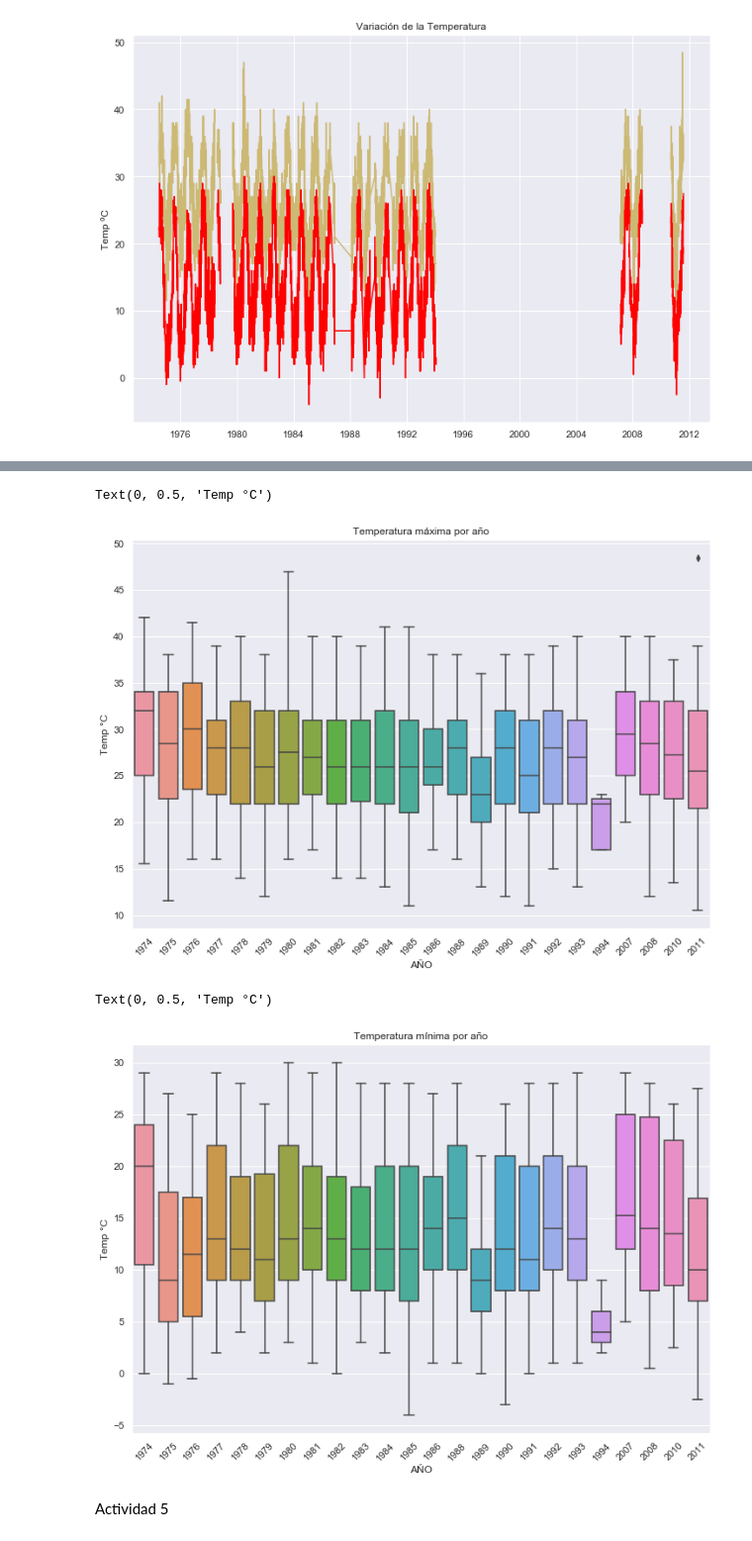
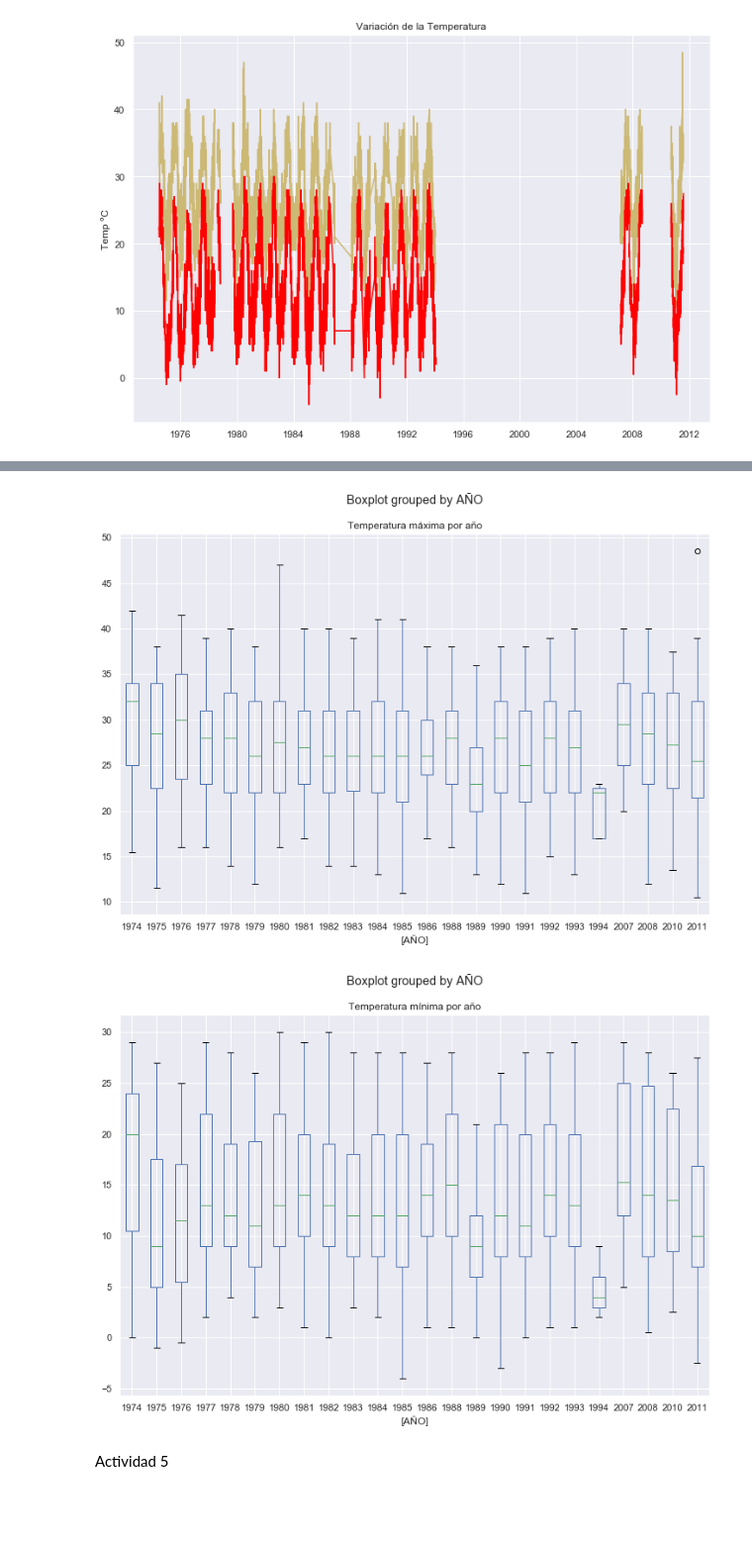
Before and after one commit to FidelNavarro/computacional, a Jupyter notebook: Actividad5/Actividad5.ipynb, the cells around one changed output, grey strips where cells are left out. Shown at 99% size. Saved outputs shown, nothing was run; the diff lists cells and outputs as text; code cells hidden in the pictures; blank space fills up the shorter version.

```diff
--- a/Actividad5/Actividad5.ipynb
+++ b/Actividad5/Actividad5.ipynb
@@ -554,5 +561,13 @@ Text(0, 0.5, 'Temp °C')
 # %%
-ax = sns.boxplot(x="MES", y="TMIN", data=df)
+#ax = sns.boxplot(x="MES", y="TMIN", data=df)
+#plt.title("Temperatura mínima por mes")
+#plt.ylabel ("Temp °C")
+
+df4=pd.DataFrame({"MES" : df.MES, "TMIN" : df.TMIN})
+df4.boxplot(by="MES")
+ax.set_xticks(range(10))
+ax.set_xticklabels(range(10))
 plt.title("Temperatura mínima por mes")
 plt.ylabel ("Temp °C")
+plt.show()
 # %% [output]
@@ -561,16 +575,28 @@ Text(0, 0.5, 'Temp °C')
 # %%
-ax = sns.boxplot(x="AÑO", y="TMAX", data=df)
-plt.xticks(rotation=45)
+#ax = sns.boxplot(x="AÑO", y="TMAX", data=df)
+#plt.xticks(rotation=45)
+#plt.title("Temperatura máxima por año")
+#plt.ylabel ("Temp °C")
+
+df4=pd.DataFrame({"AÑO" : df.AÑO, "TMAX" : df.TMAX})
+df4.boxplot(by="AÑO")
+ax.set_xticks(range(10))
+ax.set_xticklabels(range(10))
 plt.title("Temperatura máxima por año")
-plt.ylabel ("Temp °C")
+plt.show()
 # %% [output]
-Text(0, 0.5, 'Temp °C')
-[figure, old version]
+[figure, new version]
 # %%
-ax = sns.boxplot(x="AÑO", y="TMIN", data=df)
-plt.xticks(rotation=45)
+#ax = sns.boxplot(x="AÑO", y="TMIN", data=df)
+#plt.xticks(rotation=45)
+#plt.title("Temperatura mínima por año")
+#plt.ylabel ("Temp °C")
+
+df4=pd.DataFrame({"AÑO" : df.AÑO, "TMIN" : df.TMIN})
+df4.boxplot(by="AÑO")
+ax.set_xticks(range(10))
+ax.set_xticklabels(range(10))
 plt.title("Temperatura mínima por año")
-plt.ylabel ("Temp °C")
+plt.show()
 # %% [output]
-Text(0, 0.5, 'Temp °C')
-[figure, old version]
+[figure, new version]
```
Also changed, not shown: parts of 8 cells of this notebook.
